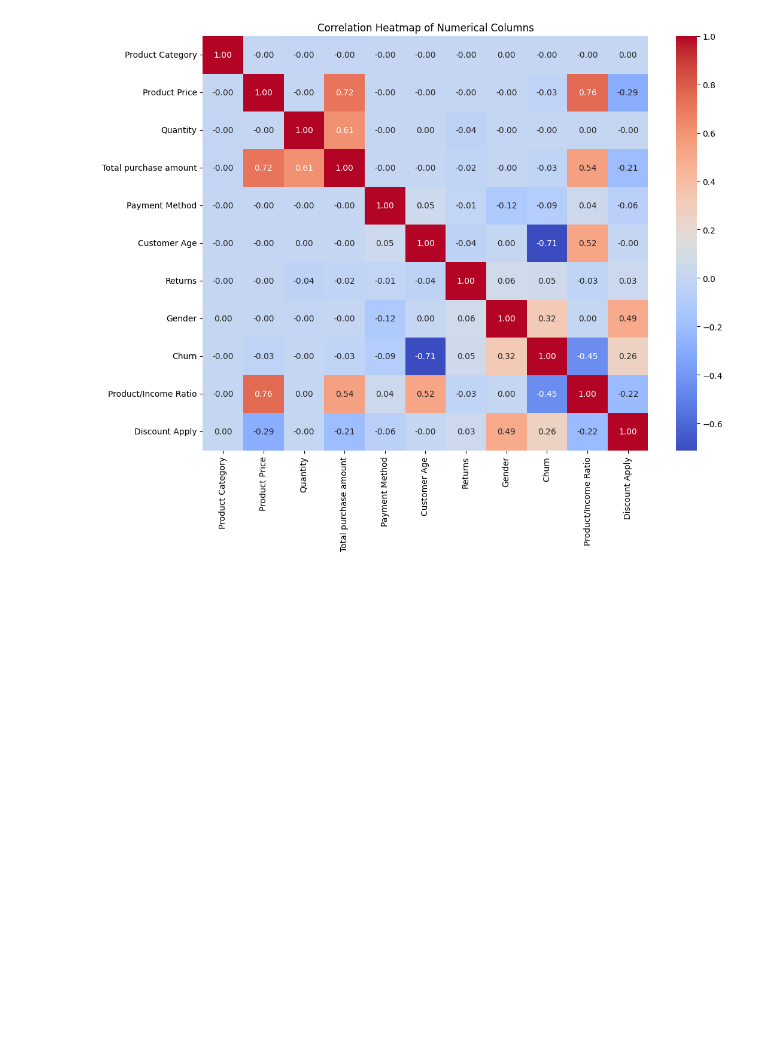
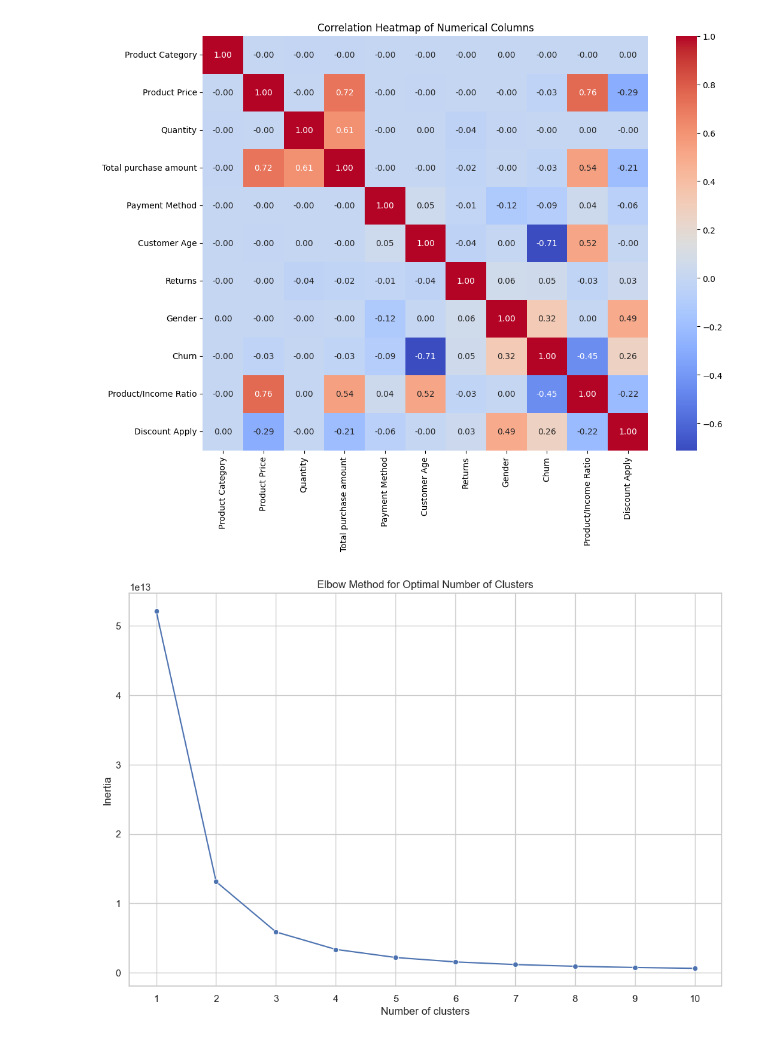
Before and after one commit to Zinuuu22/E-comer_customer_behave, a Jupyter notebook: ecom_visual.ipynb, the cells around one changed output. Drawn from its saved outputs; the diff is of its cells as text; code cells hidden in the pictures; blank space fills up the shorter version.

```diff
--- a/ecom_visual.ipynb
+++ b/ecom_visual.ipynb
@@ -3,7 +3,7 @@ import pandas as pd
 from matplotlib import pyplot as plt
 import seaborn as sns
 # %%
-data = pd.read_csv(r'C:\Cheynhen\Python\Dataset\e-commerce\Finaldata_Adjusted_Income_Product_Ratio_Dataset_Cleaned.csv')
+data = pd.read_csv(r"D:\DS-B3\Fundamental of DS\E-comer_customer_behave\Finaldata_Adjusted_Income_Product_Ratio_Dataset.csv")
 
 data_info = data.info()
 data_head = data.head()
@@ -124,3 +190,30 @@ plt.title('Correlation Heatmap of Numerical Columns')
 plt.show()
 # %% [output]
 [figure]
+# %%
+from sklearn.cluster import KMeans
+import numpy as np
+
+
+# Selecting only numeric columns for clustering
+numeric_data = data_cleaned.select_dtypes(include=['float64', 'int64'])
+
+# Handling missing values by filling with the column mean
+numeric_data = numeric_data.fillna(numeric_data.mean())
+
+inertia = []
+for i in range(1, 11):
+   kmeans = KMeans(n_clusters = i, init = 'k-means++', max_iter = 300, n_init = 10, random_state = 42)
+   kmeans.fit(numeric_data)
+   inertia.append(kmeans.inertia_)
+
+sns.set(style = 'whitegrid')
+plt.figure(figsize = (12, 8))
+sns.lineplot(x = range(1, 11), y = inertia, marker = 'o', linestyle = '-', color = 'b')
+plt.xlabel('Number of clusters')
+plt.ylabel('Inertia')
+plt.title('Elbow Method for Optimal Number of Clusters')
+plt.xticks(np.arange(1, 11))
+plt.show()
+# %% [output]
+[figure, added]
```
Also changed, not shown: parts of 7 cells of this notebook.
